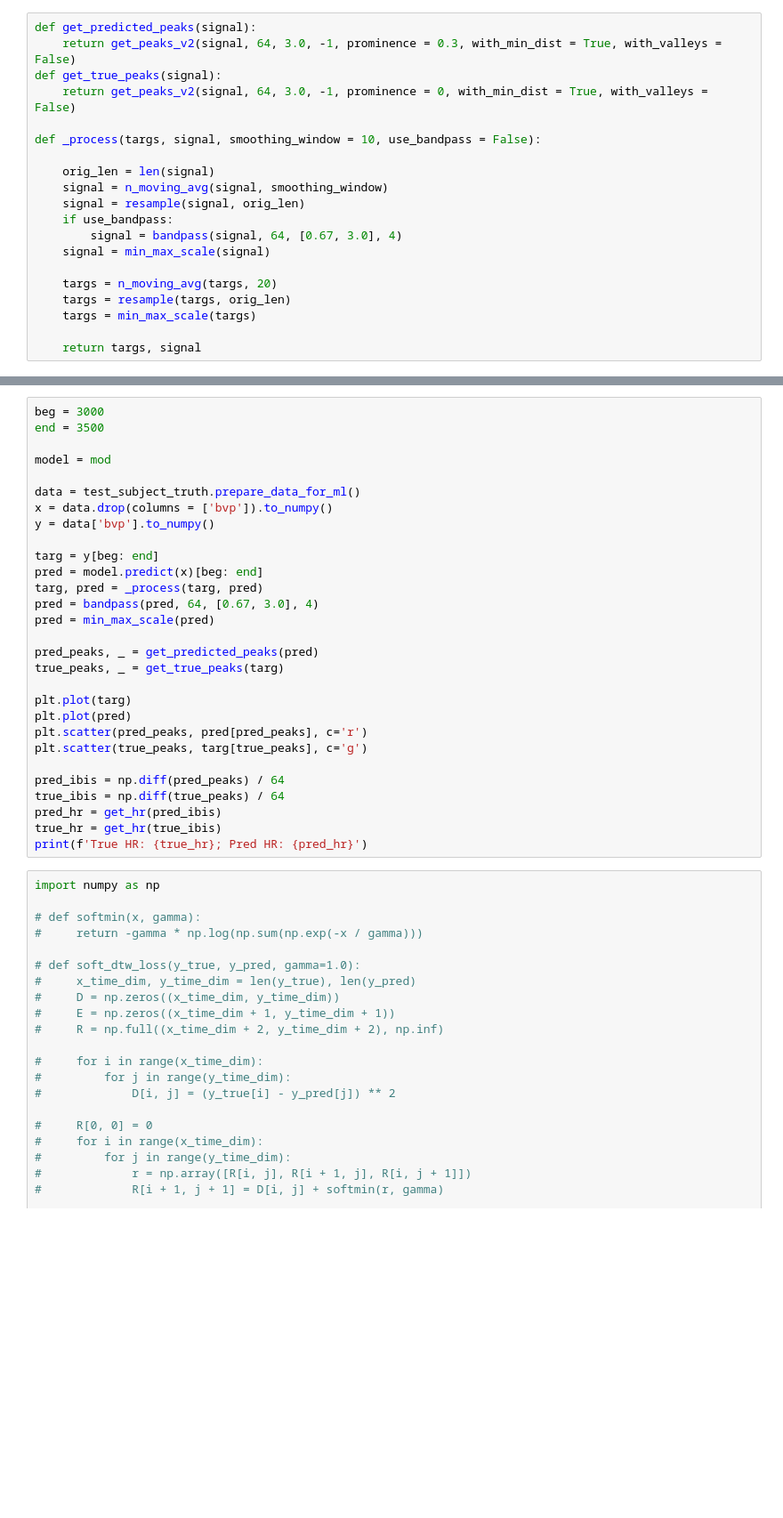
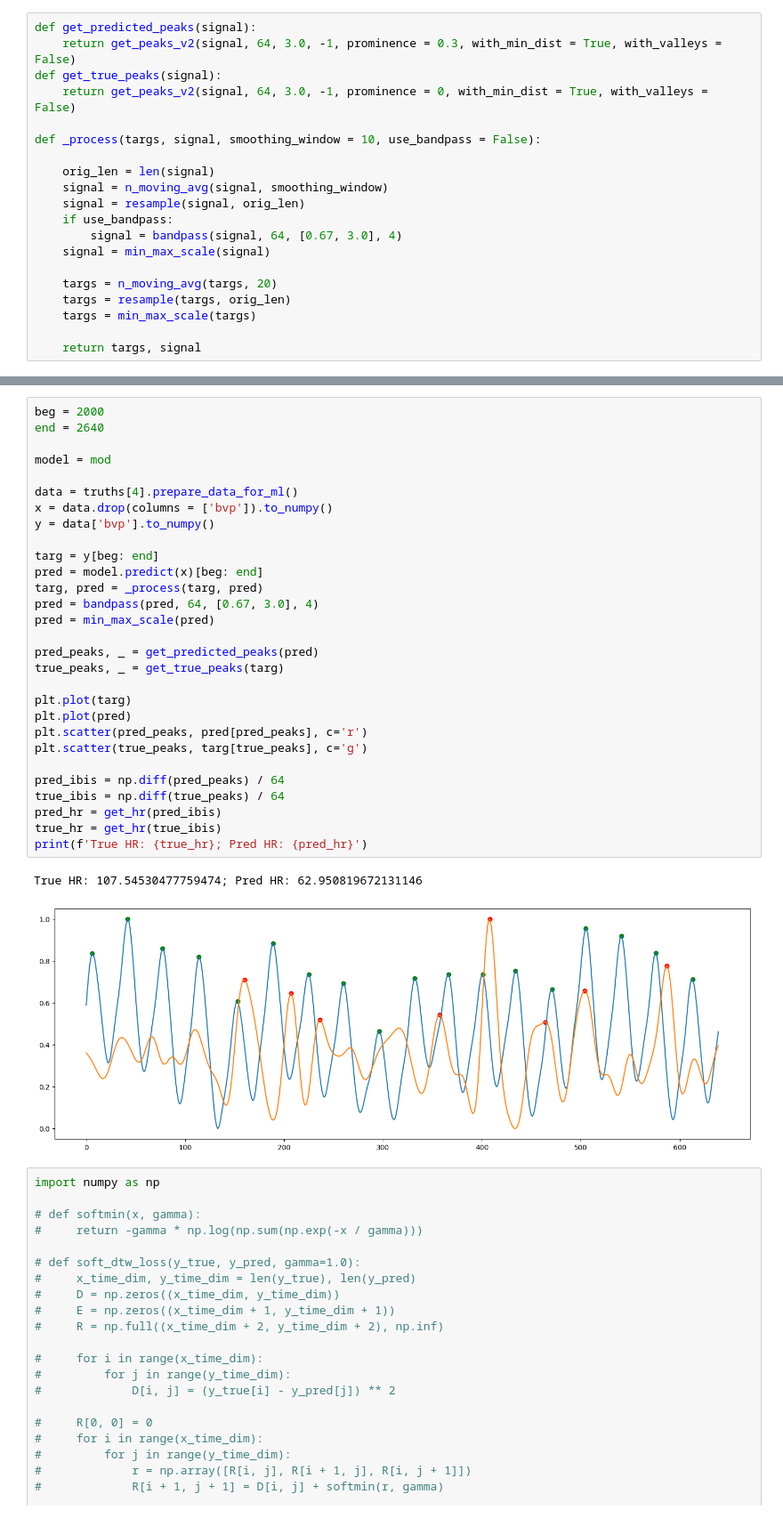
Before and after one commit to arnavpon/pydroid, a Jupyter notebook: example/android/app/src/main/python/pipeline-dev/pipeline-v1/ml.v6.ipynb, the cells around one changed output, grey strips where cells are left out. Shown at 89% size. Saved outputs shown, nothing was run; the diff lists cells and outputs as text; blank space fills up the shorter version.

```diff
--- a/example/android/app/src/main/python/pipeline-dev/pipeline-v1/ml.v6.ipynb
+++ b/example/android/app/src/main/python/pipeline-dev/pipeline-v1/ml.v6.ipynb
@@ -587,32 +465,35 @@ r line
 # %%
-beg = 3000
-end = 3500
+beg = 2000
+end = 2640
 
 model = mod
 
-data = test_subject_truth.prepare_data_for_ml()
+data = truths[4].prepare_data_for_ml()
 x = data.drop(columns = ['bvp']).to_numpy()
 y = data['bvp'].to_numpy()
 
 targ = y[beg: end]
 pred = model.predict(x)[beg: end]
 targ, pred = _process(targ, pred)
 pred = bandpass(pred, 64, [0.67, 3.0], 4)
 pred = min_max_scale(pred)
 
 pred_peaks, _ = get_predicted_peaks(pred)
 true_peaks, _ = get_true_peaks(targ)
 
 plt.plot(targ)
 plt.plot(pred)
 plt.scatter(pred_peaks, pred[pred_peaks], c='r')
 plt.scatter(true_peaks, targ[true_peaks], c='g')
 
 pred_ibis = np.diff(pred_peaks) / 64
 true_ibis = np.diff(true_peaks) / 64
 pred_hr = get_hr(pred_ibis)
 true_hr = get_hr(true_ibis)
 print(f'True HR: {true_hr}; Pred HR: {pred_hr}')
+# %% [output]
+True HR: 107.54530477759474; Pred HR: 62.950819672131146
+[figure, added]
 # %%
 import numpy as np
 
```
Also changed, not shown: parts of 5 cells of this notebook.
